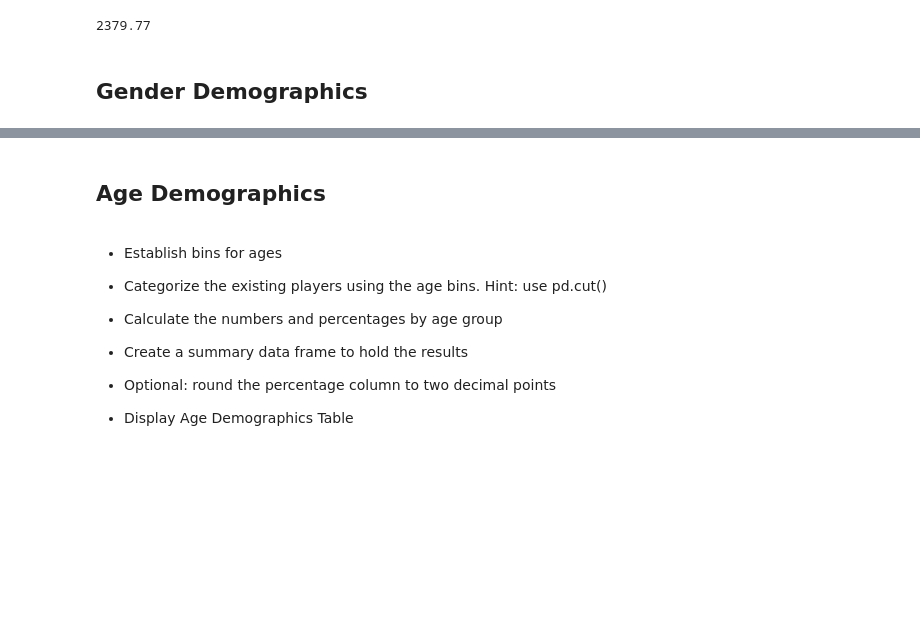
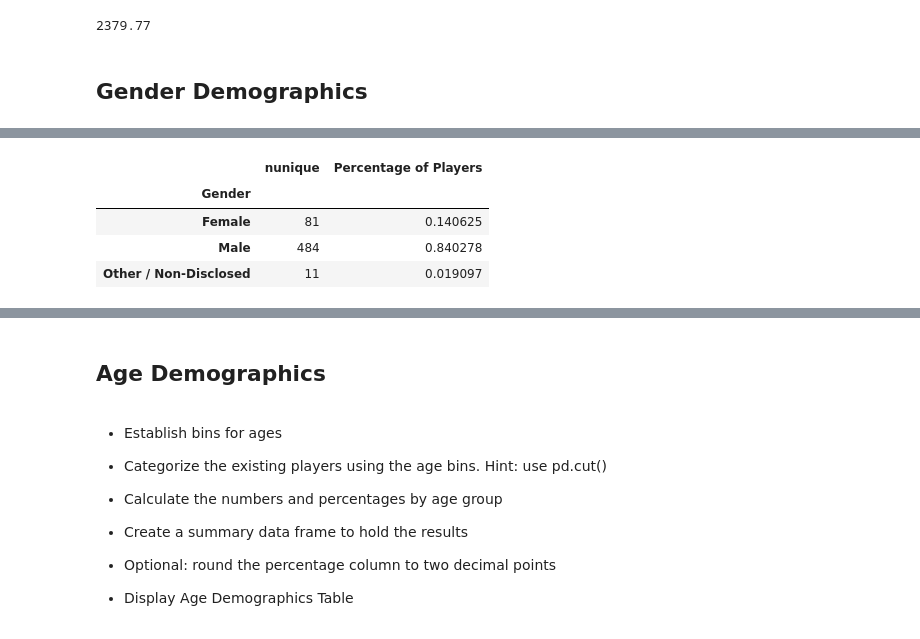
Before and after one commit to nairshanker/pandas-challenge, a Jupyter notebook: HeroesOfPymoli/HeroesOfPymoli_starter.ipynb, the cells around one changed output, grey strips where cells are left out. Saved outputs shown, nothing was run; the diff lists cells and outputs as text; code cells hidden in the pictures; blank space fills up the shorter version.

```diff
--- a/HeroesOfPymoli/HeroesOfPymoli_starter.ipynb
+++ b/HeroesOfPymoli/HeroesOfPymoli_starter.ipynb
@@ -109,0 +163,11 @@ total_revenue
+# %%
+gender_demo_results = gender_demo_df.groupby('Gender')['SN'].agg(['nunique'])
+gender_demo_results['Percentage of Players'] = gender_demo_results['nunique']/gender_demo_results['nunique'].sum()
+# gender_demo_results['Percentage of Players'].style.format("{:.2%}")
+gender_demo_results
+# %% [output]
+|  | nunique | Percentage of Players |
+| Gender |  |  |
+| Female | 81 | 0.140625 |
+| Male | 484 | 0.840278 |
+| Other / Non-Disclosed | 11 | 0.019097 |
```
Also changed, not shown: parts of 38 cells of this notebook, 2 other files.
